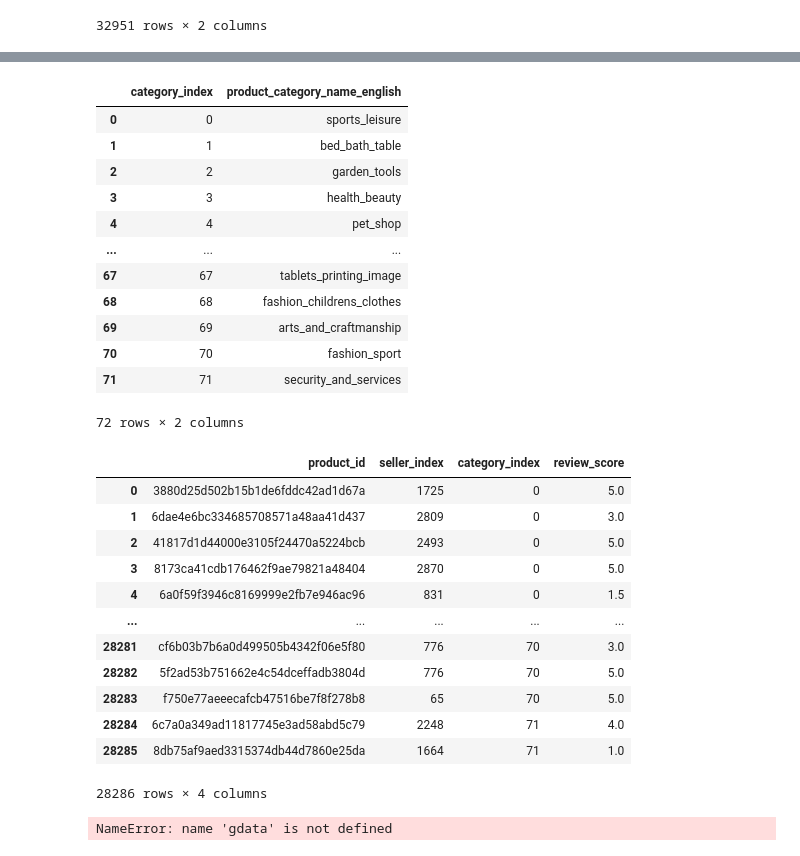
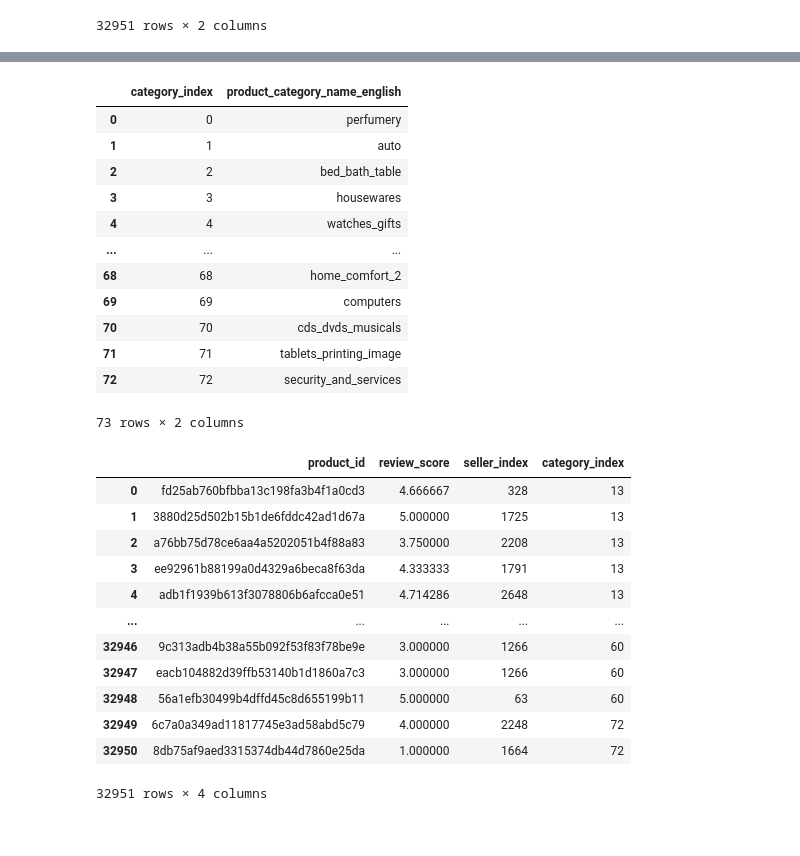
Before and after one commit to prazwal1/RAPS-RECSYS, a Jupyter notebook: Features.ipynb, the cells around one changed output, grey strips where cells are left out. Drawn from its saved outputs; the diff is of its cells as text; code cells hidden in the pictures.

```diff
--- a/Features.ipynb
+++ b/Features.ipynb
@@ -67,5 +67,6 @@ Data
 32951 rows × 9 columns
 # %%
 xdata = pd.merge(Data,dataframe.reset_index())
-xdata
+xdata = xdata[['product_id','seller_index','product_category_name_english']]
+xdata.isna().any()
 # %% [output]
@@ -119,39 +111,40 @@ fdata
 # %%
-categories = fdata[['product_category_name_english']].drop_duplicates()
+categories = Data[['product_category_name_english']].drop_duplicates()
 categories.reset_index(drop = True,inplace = True )
 categories.reset_index(inplace = True)
 categories.rename(columns = {"index" : "category_index"},inplace = True)
 categories
 # %% [output]
 |  | category_index | product_category_name_english |
-| 0 | 0 | sports_leisure |
-| 1 | 1 | bed_bath_table |
-| 2 | 2 | garden_tools |
-| 3 | 3 | health_beauty |
-| 4 | 4 | pet_shop |
+| 0 | 0 | perfumery |
+| 1 | 1 | auto |
+| 2 | 2 | bed_bath_table |
+| 3 | 3 | housewares |
+| 4 | 4 | watches_gifts |
 | ... | ... | ... |
-| 67 | 67 | tablets_printing_image |
-| 68 | 68 | fashion_childrens_clothes |
-| 69 | 69 | arts_and_craftmanship |
-| 70 | 70 | fashion_sport |
-| 71 | 71 | security_and_services |
+| 68 | 68 | home_comfort_2 |
+| 69 | 69 | computers |
+| 70 | 70 | cds_dvds_musicals |
+| 71 | 71 | tablets_printing_image |
+| 72 | 72 | security_and_services |
-72 rows × 2 columns
+73 rows × 2 columns
 # %%
-gdata = pd.merge(fdata,categories)
-hdata = gdata[['product_id','seller_index','category_index','review_score']]
-hdata
+gdata = pd.merge(fdata.reset_index(),categories)
+
+gdata = gdata[['product_id','review_score','seller_index','category_index']]
+gdata
 # %% [output]
-|  | product_id | seller_index | category_index | review_score |
-| 0 | 3880d25d502b15b1de6fddc42ad1d67a | 1725 | 0 | 5.0 |
-| 1 | 6dae4e6bc334685708571a48aa41d437 | 2809 | 0 | 3.0 |
-| 2 | 41817d1d44000e3105f24470a5224bcb | 2493 | 0 | 5.0 |
-| 3 | 8173ca41cdb176462f9ae79821a48404 | 2870 | 0 | 5.0 |
-| 4 | 6a0f59f3946c8169999e2fb7e946ac96 | 831 | 0 | 1.5 |
+|  | product_id | review_score | seller_index | category_index |
+| 0 | fd25ab760bfbba13c198fa3b4f1a0cd3 | 4.666667 | 328 | 13 |
+| 1 | 3880d25d502b15b1de6fddc42ad1d67a | 5.000000 | 1725 | 13 |
+| 2 | a76bb75d78ce6aa4a5202051b4f88a83 | 3.750000 | 2208 | 13 |
+| 3 | ee92961b88199a0d4329a6beca8f63da | 4.333333 | 1791 | 13 |
+| 4 | adb1f1939b613f3078806b6afcca0e51 | 4.714286 | 2648 | 13 |
 | ... | ... | ... | ... | ... |
-| 28281 | cf6b03b7b6a0d499505b4342f06e5f80 | 776 | 70 | 3.0 |
-| 28282 | 5f2ad53b751662e4c54dceffadb3804d | 776 | 70 | 5.0 |
-| 28283 | f750e77aeeecafcb47516be7f8f278b8 | 65 | 70 | 5.0 |
-| 28284 | 6c7a0a349ad11817745e3ad58abd5c79 | 2248 | 71 | 4.0 |
-| 28285 | 8db75af9aed3315374db44d7860e25da | 1664 | 71 | 1.0 |
+| 32946 | 9c313adb4b38a55b092f53f83f78be9e | 3.000000 | 1266 | 60 |
+| 32947 | eacb104882d39ffb53140b1d1860a7c3 | 3.000000 | 1266 | 60 |
+| 32948 | 56a1efb30499b4dffd45c8d655199b11 | 5.000000 | 63 | 60 |
+| 32949 | 6c7a0a349ad11817745e3ad58abd5c79 | 4.000000 | 2248 | 72 |
+| 32950 | 8db75af9aed3315374db44d7860e25da | 1.000000 | 1664 | 72 |
-28286 rows × 4 columns
+32951 rows × 4 columns
 # %%
@@ -159,4 +151,0 @@ hdata.to_csv('features.csv')
-# %%
-gdata
-# %% [output]
-NameError: name 'gdata' is not defined
```
Also changed, not shown: parts of 5 cells of this notebook, 22 other files.
